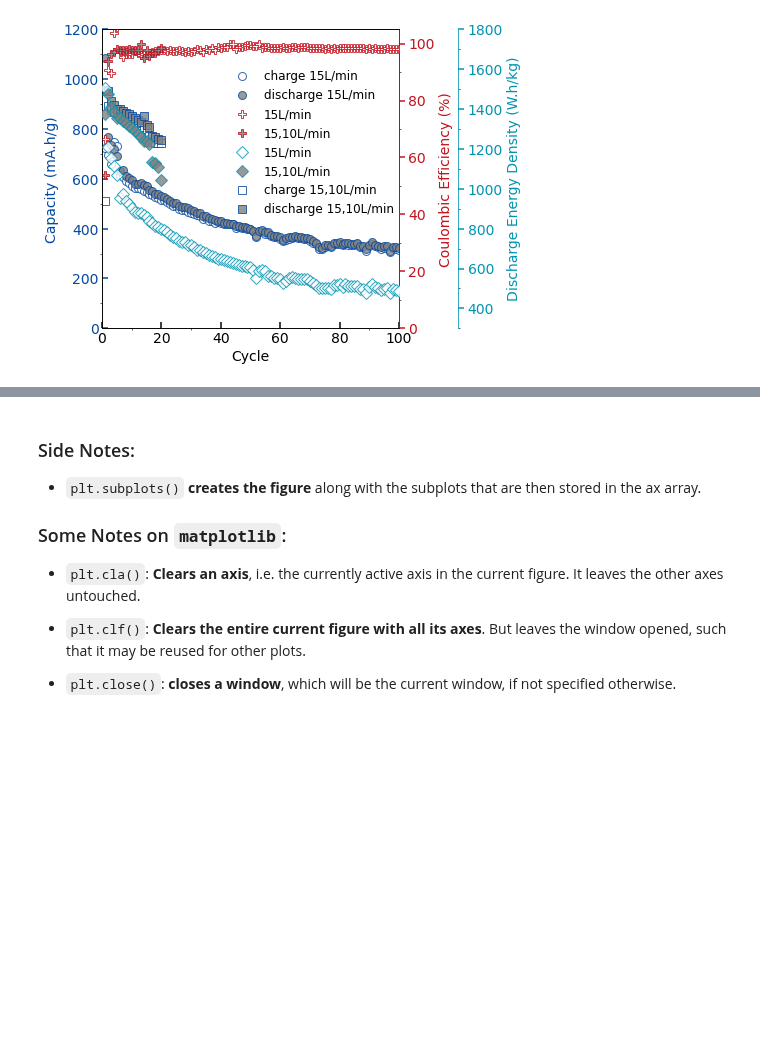
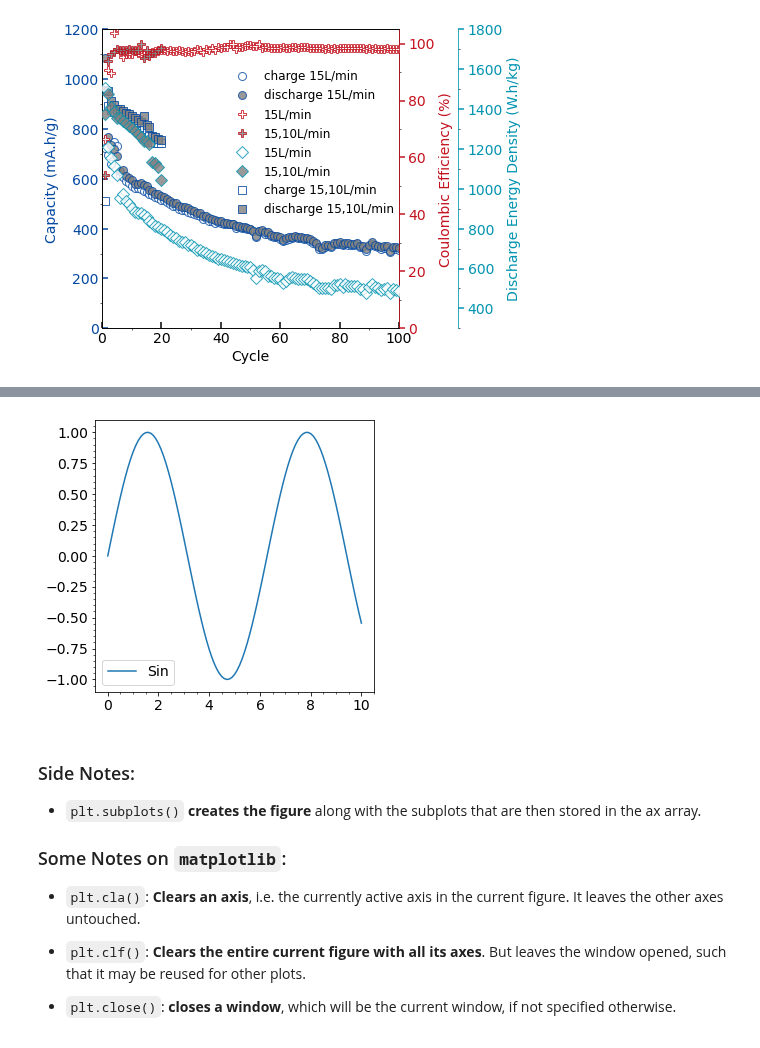
Before and after one commit to DavoodSZ1993/Python_Tutorial, a Jupyter notebook: 1_matplotlib_plots.ipynb, the cells around one changed output, grey strips where cells are left out. Saved outputs shown, nothing was run; the diff lists cells and outputs as text; code cells hidden in the pictures; blank space fills up the shorter version.

```diff
--- a/1_matplotlib_plots.ipynb
+++ b/1_matplotlib_plots.ipynb
@@ -603,3 +638,17 @@ plt.show()
+# %%
+x = np.arange(0, 10.1, 0.1)
+y = np.sin(x)
+
+fig = plt.figure(1, figsize=(5, 5))
+plt.plot(x, y)
+plt.minorticks_on()
+plt.legend(['Sin'])
+# plt.grid()
+
+ax = plt.gca()
+ax.patch.set_visible(True)
+# %% [output]
+[figure, added]
 # %% [markdown]
 ### Side Notes:
 * `plt.subplots()` **creates the figure** along with the subplots that are then stored in the ax array.
```
Also changed, not shown: parts of 3 cells of this notebook.
